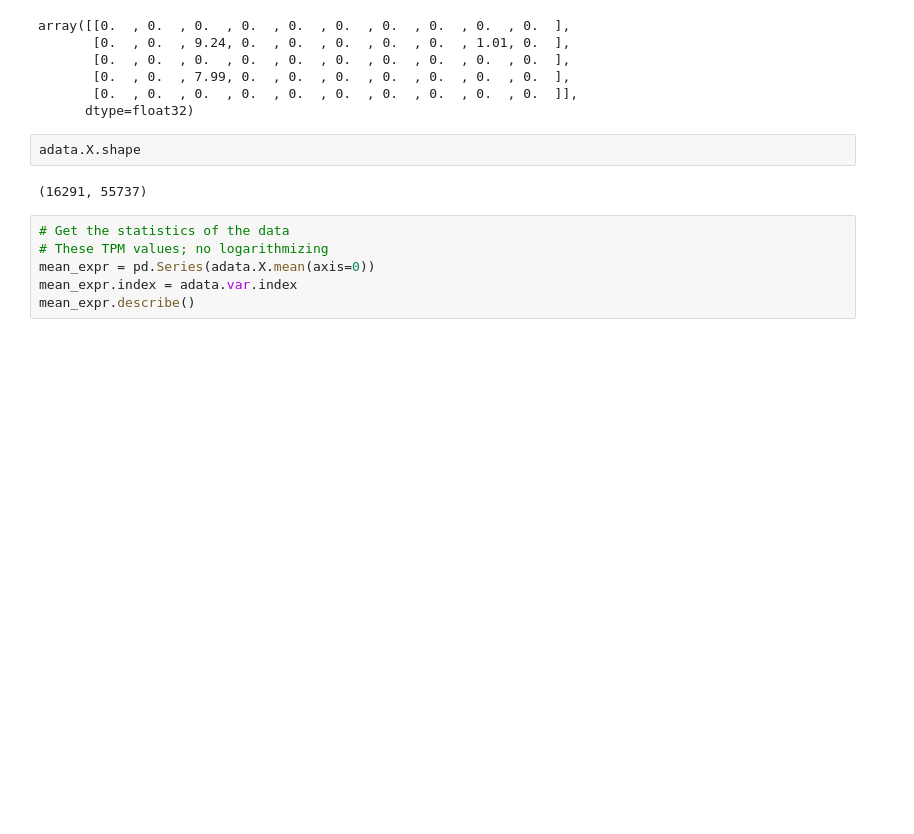
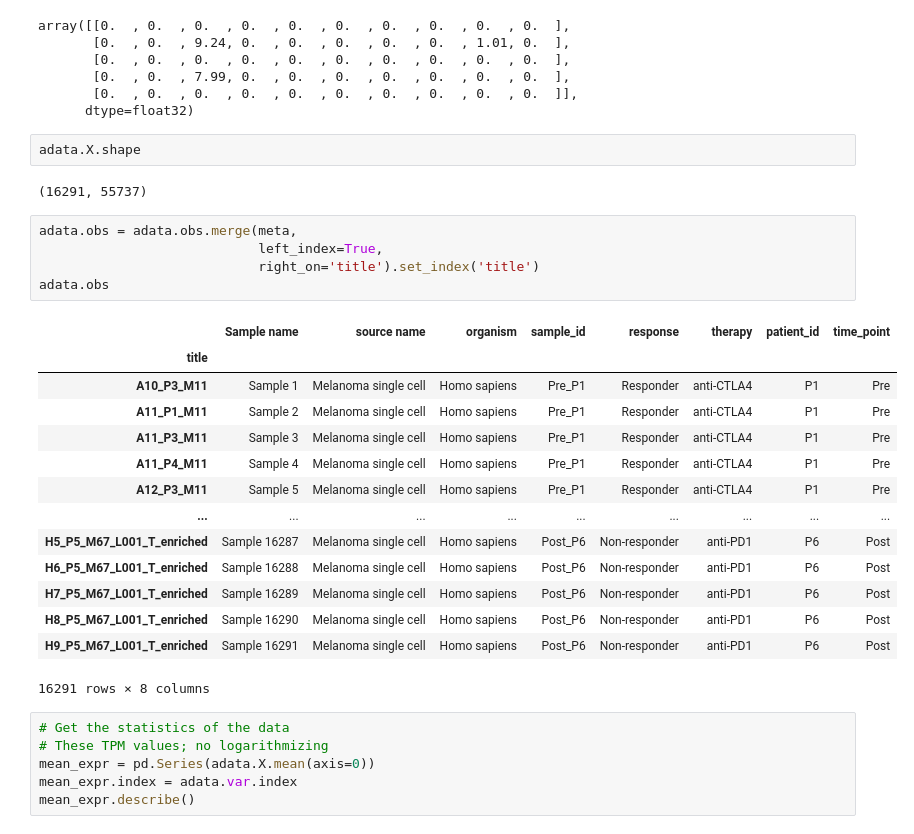
Before and after one commit to meg-bit/immune-cells-TIME-single-cell-anti-PD-1, a Jupyter notebook: 01automatic_sc_annotation.ipynb, the cells around one changed output. Drawn from its saved outputs; the diff is of its cells as text; blank space fills up the shorter version.

```diff
--- a/01automatic_sc_annotation.ipynb
+++ b/01automatic_sc_annotation.ipynb
@@ -106,10 +106,30 @@ array([[0.  , 0.  , 0.  , 0.  , 0.  , 0.  , 0.  , 0.  , 0.  , 0.  ],
        [0.  , 0.  , 7.99, 0.  , 0.  , 0.  , 0.  , 0.  , 0.  , 0.  ],
        [0.  , 0.  , 0.  , 0.  , 0.  , 0.  , 0.  , 0.  , 0.  , 0.  ]],
       dtype=float32)
-# %%
-adata.X.shape
-# %% [output]
-(16291, 55737)
+# %%
+adata.X.shape
+# %% [output]
+(16291, 55737)
+# %%
+adata.obs = adata.obs.merge(meta,
+                            left_index=True,
+                            right_on='title').set_index('title')
+adata.obs
+# %% [output]
+|  | Sample name | source name | organism | sample_id | response | therapy | patient_id | time_point |
+| title |  |  |  |  |  |  |  |  |
+| A10_P3_M11 | Sample 1 | Melanoma single cell | Homo sapiens | Pre_P1 | Responder | anti-CTLA4 | P1 | Pre |
+| A11_P1_M11 | Sample 2 | Melanoma single cell | Homo sapiens | Pre_P1 | Responder | anti-CTLA4 | P1 | Pre |
+| A11_P3_M11 | Sample 3 | Melanoma single cell | Homo sapiens | Pre_P1 | Responder | anti-CTLA4 | P1 | Pre |
+| A11_P4_M11 | Sample 4 | Melanoma single cell | Homo sapiens | Pre_P1 | Responder | anti-CTLA4 | P1 | Pre |
+| A12_P3_M11 | Sample 5 | Melanoma single cell | Homo sapiens | Pre_P1 | Responder | anti-CTLA4 | P1 | Pre |
+| ... | ... | ... | ... | ... | ... | ... | ... | ... |
+| H5_P5_M67_L001_T_enriched | Sample 16287 | Melanoma single cell | Homo sapiens | Post_P6 | Non-responder | anti-PD1 | P6 | Post |
+| H6_P5_M67_L001_T_enriched | Sample 16288 | Melanoma single cell | Homo sapiens | Post_P6 | Non-responder | anti-PD1 | P6 | Post |
+| H7_P5_M67_L001_T_enriched | Sample 16289 | Melanoma single cell | Homo sapiens | Post_P6 | Non-responder | anti-PD1 | P6 | Post |
+| H8_P5_M67_L001_T_enriched | Sample 16290 | Melanoma single cell | Homo sapiens | Post_P6 | Non-responder | anti-PD1 | P6 | Post |
+| H9_P5_M67_L001_T_enriched | Sample 16291 | Melanoma single cell | Homo sapiens | Post_P6 | Non-responder | anti-PD1 | P6 | Post |
+16291 rows × 8 columns
 # %%
 # Get the statistics of the data
 # These TPM values; no logarithmizing
```
Also changed, not shown: parts of 18 cells of this notebook.
